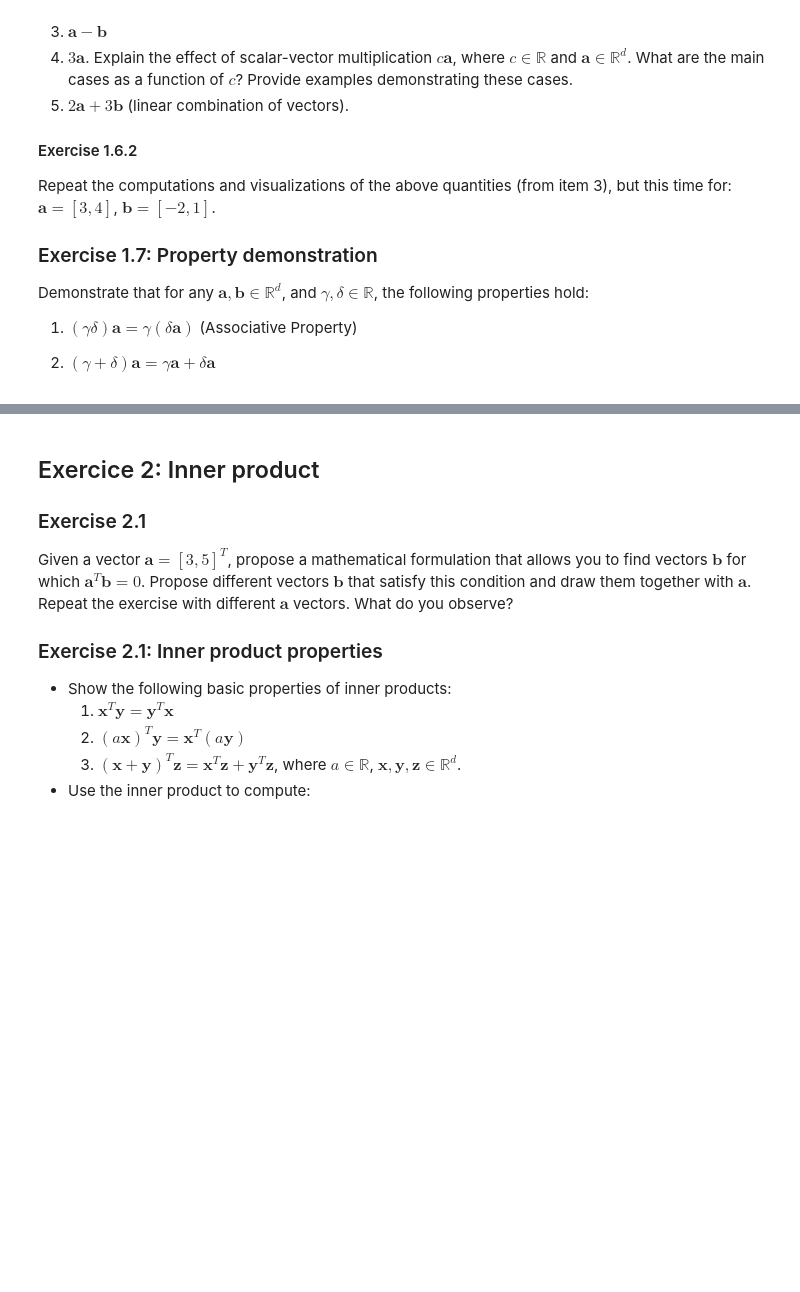
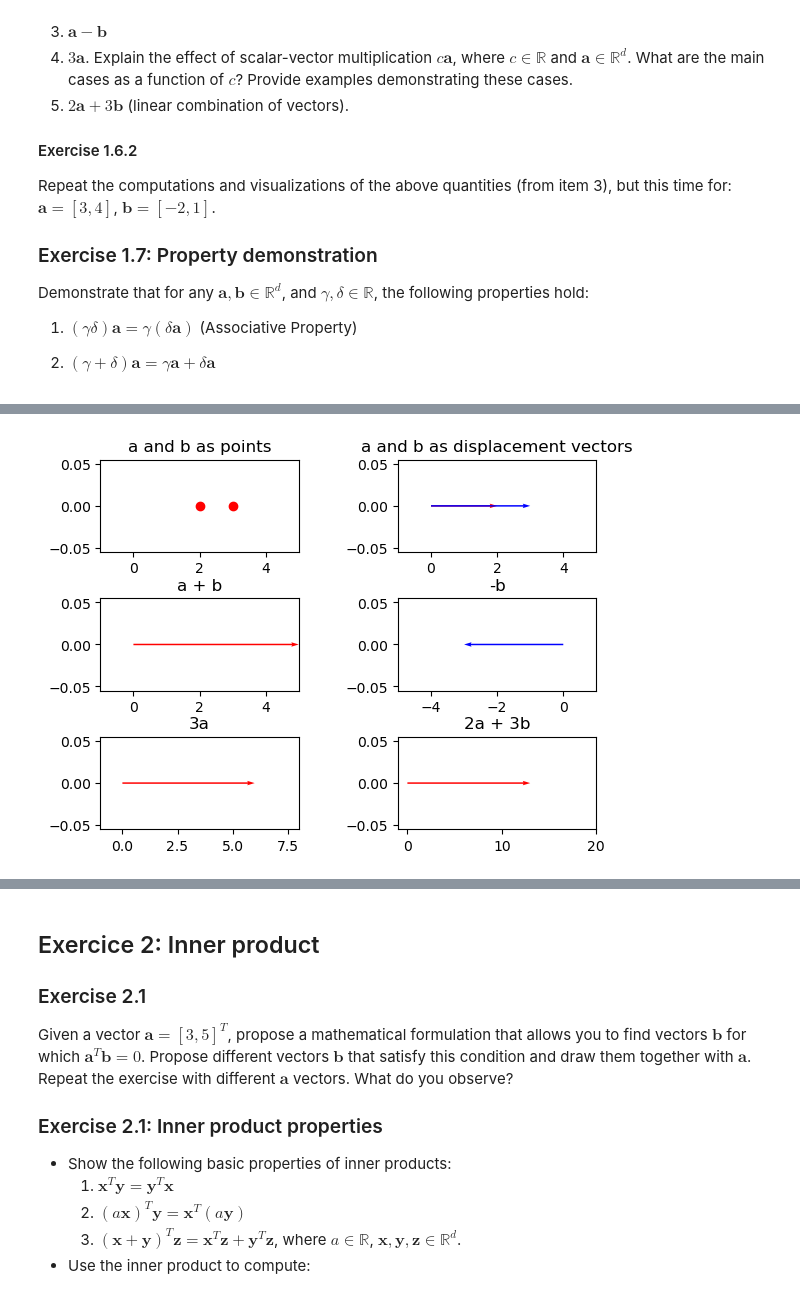
Before and after one commit to Briefgarde/TP1-KNN, a Jupyter notebook: tp1.ipynb, the cells around one changed output, grey strips where cells are left out. Cells and saved outputs as stored; diff of their text form; code cells hidden in the pictures; blank space fills up the shorter version.

```diff
--- a/tp1.ipynb
+++ b/tp1.ipynb
@@ -98,0 +117,46 @@ Can be done here or on a report.
+# %%
+## 1.5 : Draw the vectors
+import numpy as np
+import matplotlib.pyplot as plt
+a = np.array([2])
+b = np.array([3])
+
+plt.figure()
+plt.subplot(321)
+plt.title('a and b as points')
+plt.xlim(-1, 5)
+plt.plot(a, 0, 'ro')
+plt.plot(b, 0, 'ro')
+
+plt.subplot(322)
+plt.title('a and b as displacement vectors')
+plt.xlim(-1, 5)
+plt.quiver(0, 0, a[0], 0, angles='xy', scale_units='xy', scale=1, color='r')
+plt.quiver(0, 0, b[0], 0, angles='xy', scale_units='xy', scale=1, color='b')
+
+plt.subplot(323)
+plt.xlim(-1, 5)
+plt.quiver(0, 0, a[0] + b[0], 0, angles='xy', scale_units='xy', scale=1, color='r')
+plt.title('a + b')
+
+plt.subplot(324)
+plt.xlim(-5, 1)
+plt.quiver(0, 0, -b[0], 0, angles='xy', scale_units='xy', scale=1, color='b')
+plt.title('-b')
+
+plt.subplot(325)
+plt.xlim(-1, 8)
+plt.quiver(0, 0, 3*a[0], 0, angles='xy', scale_units='xy', scale=1, color='r')
+plt.title('3a')
+
+plt.subplot(326)
+plt.xlim(-1, 20)
+plt.quiver(0, 0, 2*a[0] + 3*b[0], 0, angles='xy', scale_units='xy', scale=1, color='r')
+plt.title('2a + 3b')
+
+# Adjust the spacing around subplots
+plt.subplots_adjust(hspace=0.5, wspace=0.5)
+
+plt.show()
+# %% [output]
+[figure, added]
```
Also changed, not shown: parts of 3 cells of this notebook.
